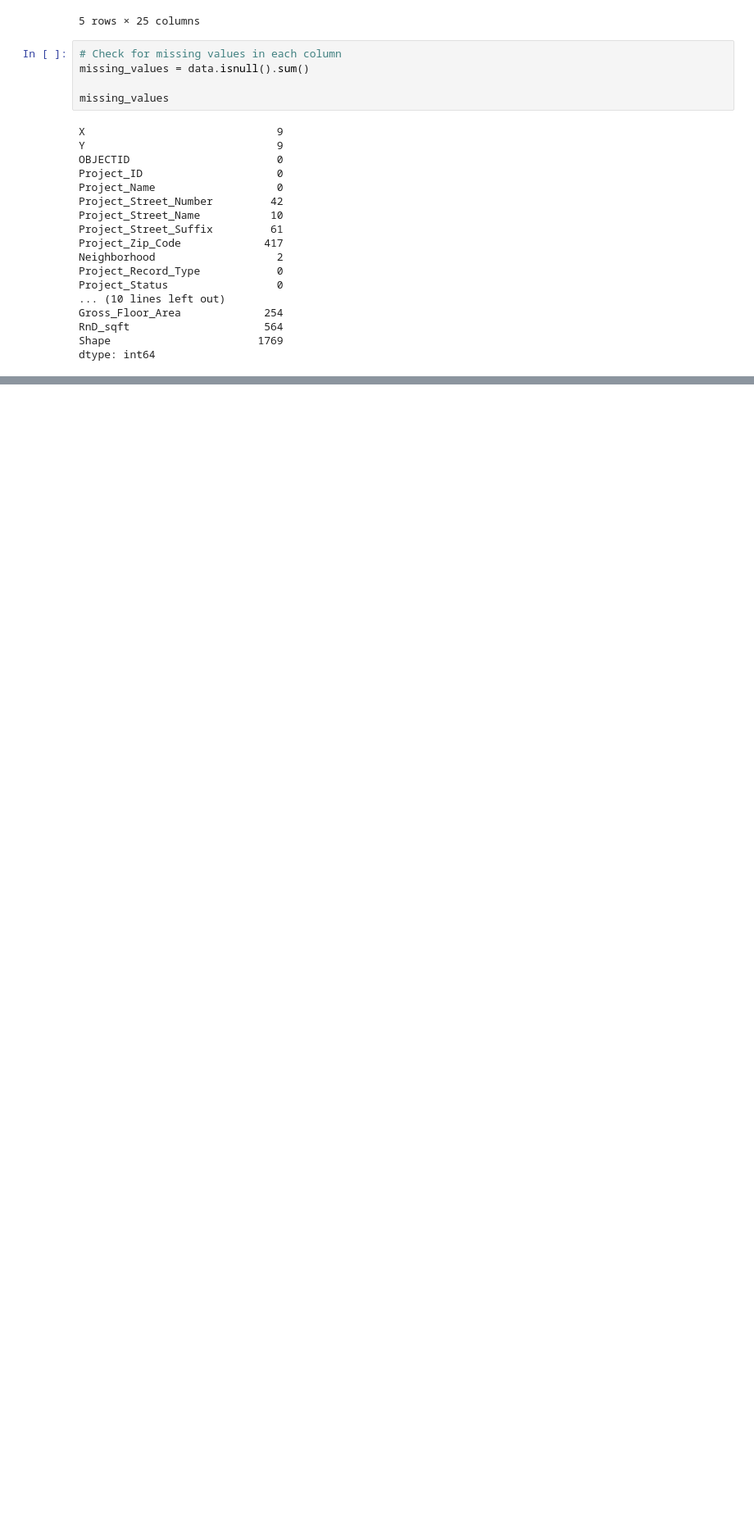
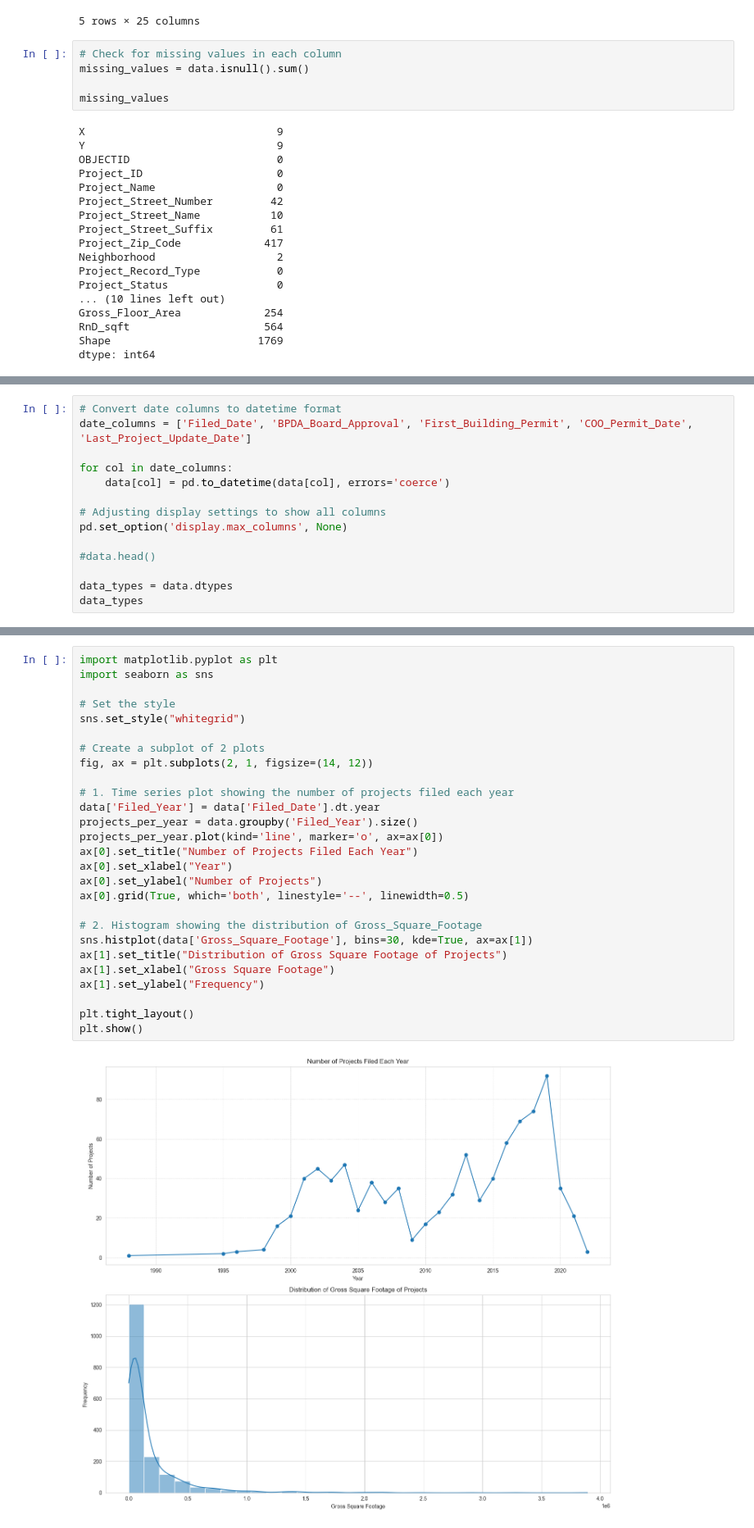
Before and after one commit to BU-Spark/ds-boston-permitting, a Jupyter notebook: fa23-team-c/Code/article80_EDA.ipynb, the cells around one changed output, grey strips where cells are left out. Shown: that part at 82% size. Drawn from its saved outputs; the diff is of its cells as text; blank space fills up the shorter version.

Commit message:
forgot to save previously, same commit otherwise as the last

```diff
--- a/fa23-team-c/Code/article80_EDA.ipynb
+++ b/fa23-team-c/Code/article80_EDA.ipynb
@@ -75,0 +76,14 @@ data.head()
+# %%
+# Convert date columns to datetime format
+date_columns = ['Filed_Date', 'BPDA_Board_Approval', 'First_Building_Permit', 'COO_Permit_Date', 'Last_Project_Update_Date']
+
+for col in date_columns:
+    data[col] = pd.to_datetime(data[col], errors='coerce')
+
+# Adjusting display settings to show all columns
+pd.set_option('display.max_columns', None)
+
+#data.head()
+
+data_types = data.dtypes
+data_types
@@ -76 +108,30 @@ data.head()
+# %%
+import matplotlib.pyplot as plt
+import seaborn as sns
+
+# Set the style
+sns.set_style("whitegrid")
+
+# Create a subplot of 2 plots
+fig, ax = plt.subplots(2, 1, figsize=(14, 12))
+
+# 1. Time series plot showing the number of projects filed each year
+data['Filed_Year'] = data['Filed_Date'].dt.year
+projects_per_year = data.groupby('Filed_Year').size()
+projects_per_year.plot(kind='line', marker='o', ax=ax[0])
+ax[0].set_title("Number of Projects Filed Each Year")
+ax[0].set_xlabel("Year")
+ax[0].set_ylabel("Number of Projects")
+ax[0].grid(True, which='both', linestyle='--', linewidth=0.5)
+
+# 2. Histogram showing the distribution of Gross_Square_Footage
+sns.histplot(data['Gross_Square_Footage'], bins=30, kde=True, ax=ax[1])
+ax[1].set_title("Distribution of Gross Square Footage of Projects")
+ax[1].set_xlabel("Gross Square Footage")
+ax[1].set_ylabel("Frequency")
+
+plt.tight_layout()
+plt.show()
+# %% [output]
+[figure, added]
 # %%
```
Also changed, not shown: parts of 4 cells of this notebook.
